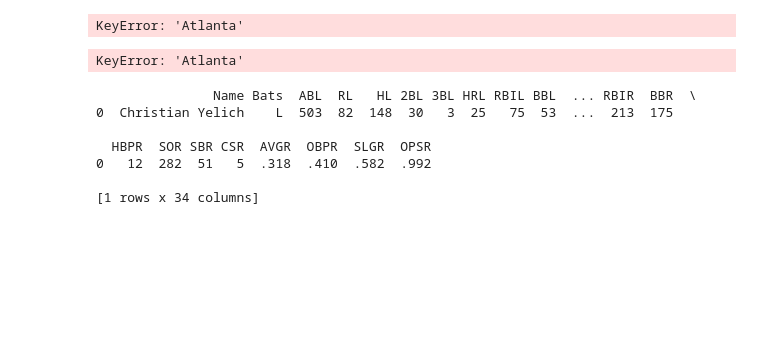
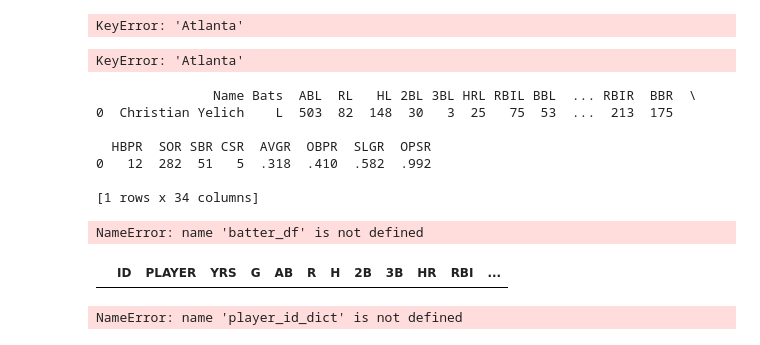
Before and after one commit to jmaloon1/Baseball-Simulator, a Jupyter notebook: Baseball Simulator.ipynb, the cells around one changed output. Cells and saved outputs as stored; diff of their text form; code cells hidden in the pictures; blank space fills up the shorter version.

```diff
--- a/Baseball Simulator.ipynb
+++ b/Baseball Simulator.ipynb
@@ -561,7 +590,7 @@ def batter_stats():
 
         batter_stats = pd.concat([batter_stats, df], ignore_index=True)
 
-    print(batter_stats)
+    return batter_stats
 # %%
 def pitcher_stats():
     url = 'http://www.espn.com/mlb/history/leaders/_/type/pitching/breakdown/season/year/2019/sort/wins/start/'
@@ -599,9 +628,9 @@ def pitcher_stats():
 
         pitcher_stats = pd.concat([pitcher_stats, df], ignore_index=True)
 
-    print(pitcher_stats)
+    return pitcher_stats
 # %%
-def column_type():
+def column_type(batter_stats, pitcher_stats):
     string_columns = ['Pos', 'Name', 'PLAYER']
     int_columns = ['ID', 'Age', 'G', 'PA', 'AB', 'R', 'H', '2B', '3B', 'HR',
                    'RBI', 'SB', 'CS', 'BB', 'SO', 'OPS+', 'TB', 'GDP', 'HBP', 'SH', 'SF', 'IBB']
@@ -625,6 +654,8 @@ def column_type():
             pitcher_stats[column] = pitcher_stats.apply(lambda row: convert_int(row, column), axis=1)
         elif(column in float_columns):
             pitcher_stats[column] = pitcher_stats.apply(lambda row: convert_float(row, column), axis=1)
+
+    return batter_stats, pitcher_stats
 # %%
 def projected_starters():
 
@@ -702,0 +755,5 @@ def create_teams():
+# %%
+batter_stats_df = batter_stats()
+pitcher_stats_df = pitcher_stats()
+batter_stats_df, pitcher_stats_df = column_type(batter_stats_df, pitcher_stats_df)
+starters_dict = projected_starters()
@@ -762,3 +840,16 @@ def split_stats():
 0   12  282  51   5  .318  .410  .582  .992
 
 [1 rows x 34 columns]
+# %%
+for index, batter in batter_df.iterrows():
+    print(batter.name)
+# %% [output]
+NameError: name 'batter_df' is not defined
+# %%
+batter_stats_df.loc[batter_stats_df['PLAYER']=='Ender Inciarte']
+# %% [output]
+|  | ID | PLAYER | YRS | G | AB | R | H | 2B | 3B | HR | RBI | ... |
+# %%
+player_id_dict
+# %% [output]
+NameError: name 'player_id_dict' is not defined
```
Also changed, not shown: parts of 5 cells of this notebook.
